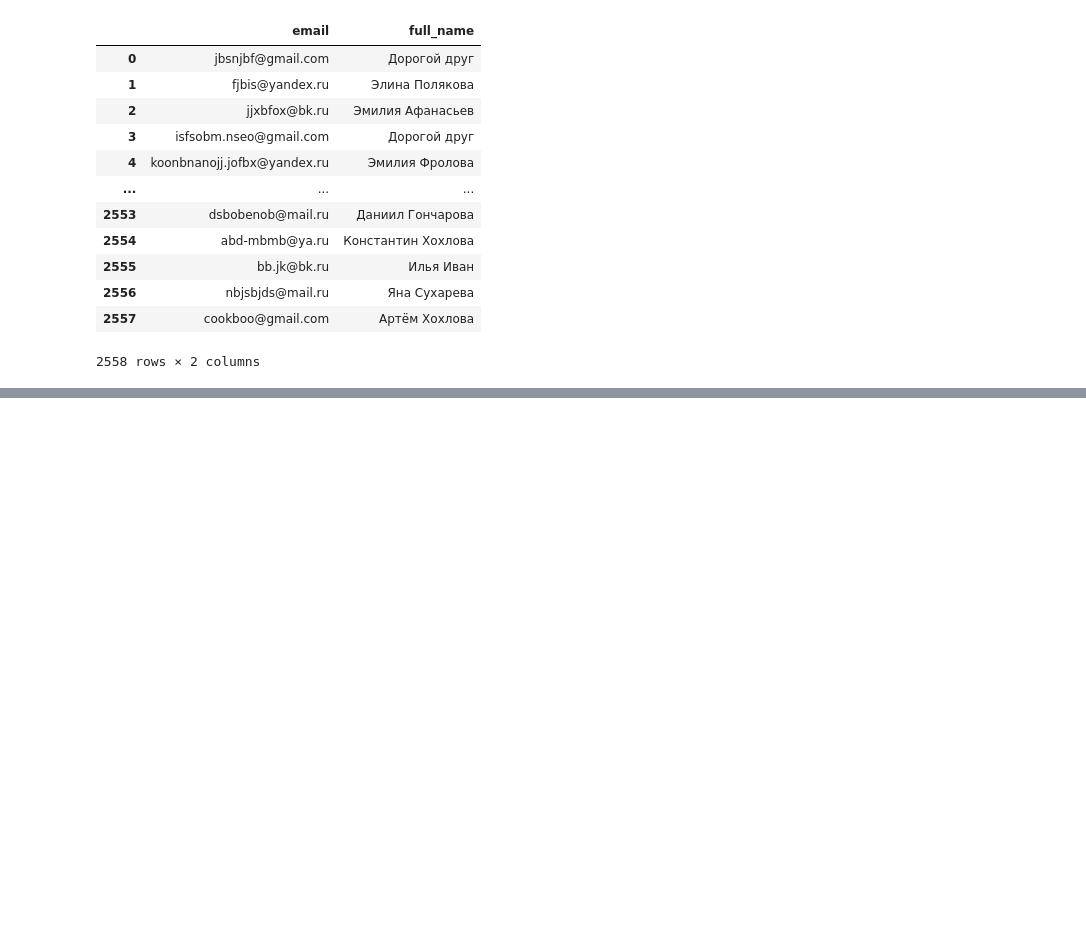
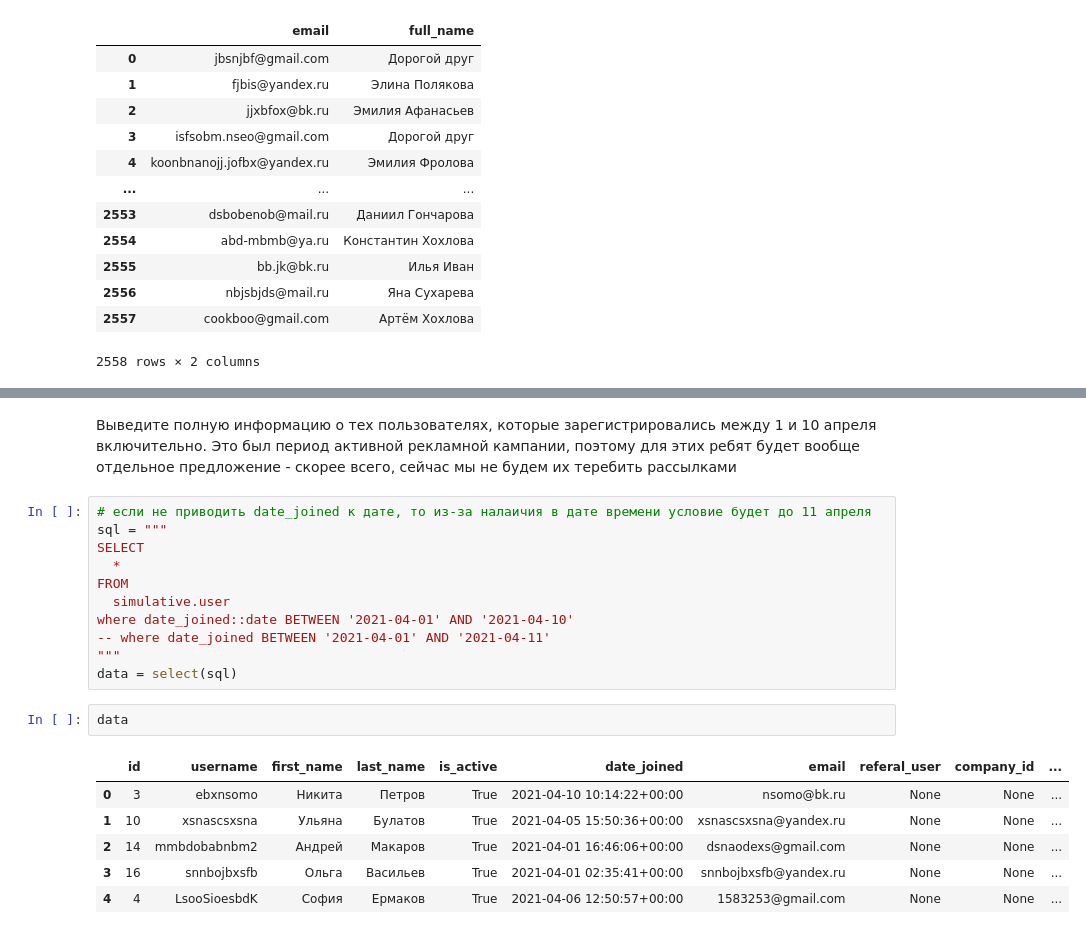
Before and after one commit to aleks-haksly/Simulative, a Jupyter notebook: SQL/Analitics/part_01/practice.ipynb, the cells around one changed output, grey strips where cells are left out. Cells and saved outputs as stored; diff of their text form; blank space fills up the shorter version.

```diff
--- a/SQL/Analitics/part_01/practice.ipynb
+++ b/SQL/Analitics/part_01/practice.ipynb
@@ -100,0 +135,26 @@ data
+# %% [markdown]
+Выведите полную информацию о тех пользователях, которые
+зарегистрировались между 1 и 10 апреля включительно. Это
+был период активной рекламной кампании, поэтому для этих
+ребят будет вообще отдельное предложение - скорее всего,
+сейчас мы не будем их теребить рассылками
+# %%
+# если не приводить date_joined к дате, то из-за налаичия в дате времени условие будет до 11 апреля
+sql = """
+SELECT
+  *
+FROM
+  simulative.user
+where date_joined::date BETWEEN '2021-04-01' AND '2021-04-10'
+-- where date_joined BETWEEN '2021-04-01' AND '2021-04-11'
+"""
+data = select(sql)
+# %%
+data
+# %% [output]
+|  | id | username | first_name | last_name | is_active | date_joined | email | referal_user | company_id | ... |
+| 0 | 3 | ebxnsomo | Никита | Петров | True | 2021-04-10 10:14:22+00:00 | nsomo@bk.ru | None | None | ... |
+| 1 | 10 | xsnascsxsna | Ульяна | Булатов | True | 2021-04-05 15:50:36+00:00 | xsnascsxsna@yandex.ru | None | None | ... |
+| 2 | 14 | mmbdobabnbm2 | Андрей | Макаров | True | 2021-04-01 16:46:06+00:00 | dsnaodexs@gmail.com | None | None | ... |
+| 3 | 16 | snnbojbxsfb | Ольга | Васильев | True | 2021-04-01 02:35:41+00:00 | snnbojbxsfb@yandex.ru | None | None | ... |
+| 4 | 4 | LsooSioesbdK | София | Ермаков | True | 2021-04-06 12:50:57+00:00 | 1583253@gmail.com | None | None | ... |
```
Also changed, not shown: parts of 3 cells of this notebook.
